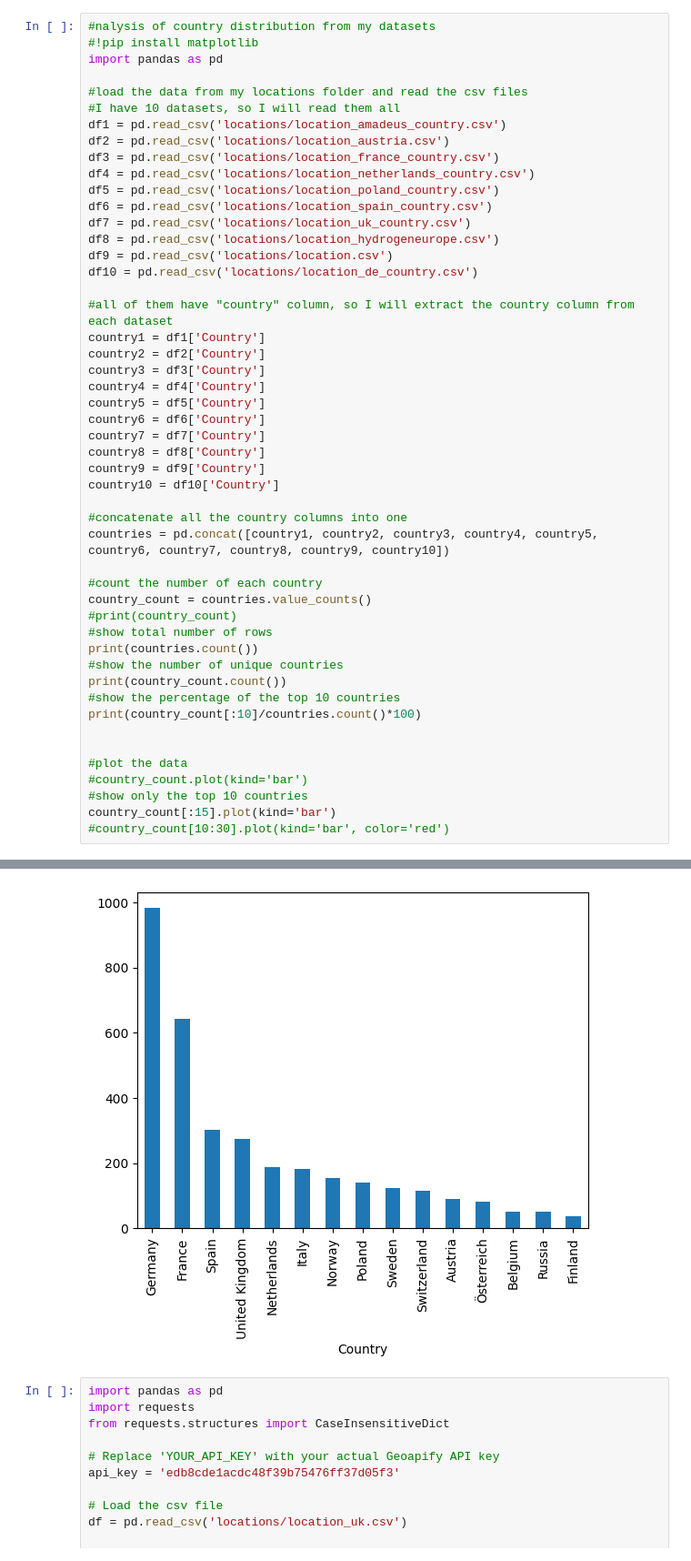
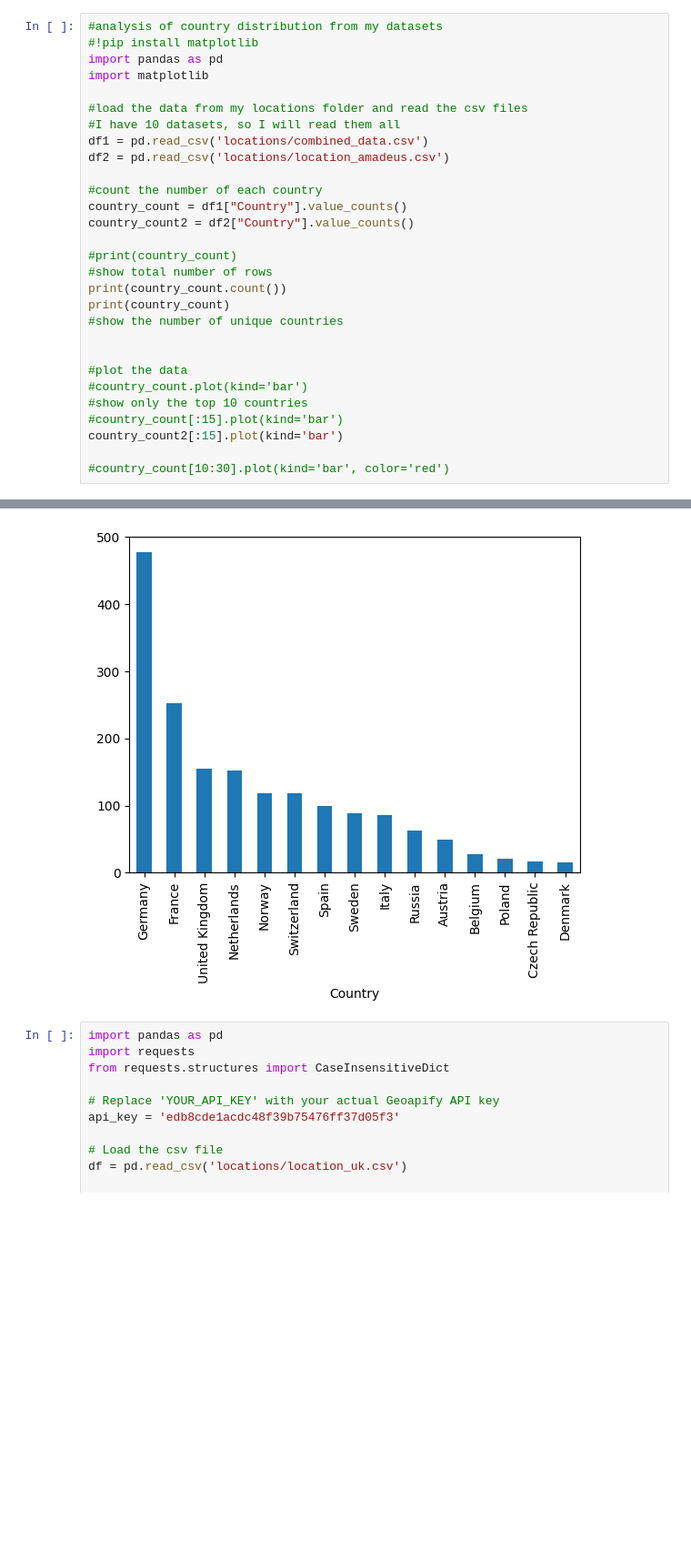
Before and after one commit to premstaller1/Masterarbeit, a Jupyter notebook: gis/analysis.ipynb, the cells around one changed output, grey strips where cells are left out. Shown at 91% size. Drawn from its saved outputs; the diff is of its cells as text; blank space fills up the shorter version.

```diff
--- a/gis/analysis.ipynb
+++ b/gis/analysis.ipynb
@@ -1,50 +1,30 @@
 # %%
-#nalysis of country distribution from my datasets
+#analysis of country distribution from my datasets
 #!pip install matplotlib
 import pandas as pd
+import matplotlib
 
 #load the data from my locations folder and read the csv files
 #I have 10 datasets, so I will read them all
-df1 = pd.read_csv('locations/location_amadeus_country.csv')
-df2 = pd.read_csv('locations/location_austria.csv')
-df3 = pd.read_csv('locations/location_france_country.csv')
-df4 = pd.read_csv('locations/location_netherlands_country.csv')
-df5 = pd.read_csv('locations/location_poland_country.csv')
-df6 = pd.read_csv('locations/location_spain_country.csv')
-df7 = pd.read_csv('locations/location_uk_country.csv')
-df8 = pd.read_csv('locations/location_hydrogeneurope.csv')
-df9 = pd.read_csv('locations/location.csv')
-df10 = pd.read_csv('locations/location_de_country.csv')
-
-#all of them have "country" column, so I will extract the country column from each dataset
-country1 = df1['Country']
-country2 = df2['Country']
-country3 = df3['Country']
-country4 = df4['Country']
-country5 = df5['Country']
-country6 = df6['Country']
-country7 = df7['Country']
-country8 = df8['Country']
-country9 = df9['Country']
-country10 = df10['Country']
-
-#concatenate all the country columns into one
-countries = pd.concat([country1, country2, country3, country4, country5, country6, country7, country8, country9, country10])
+df1 = pd.read_csv('locations/combined_data.csv')
+df2 = pd.read_csv('locations/location_amadeus.csv')
 
 #count the number of each country
-country_count = countries.value_counts()
+country_count = df1["Country"].value_counts()
+country_count2 = df2["Country"].value_counts()
+
 #print(country_count)
 #show total number of rows
-print(countries.count())
+print(country_count.count())
+print(country_count)
 #show the number of unique countries
-print(country_count.count())
-#show the percentage of the top 10 countries
-print(country_count[:10]/countries.count()*100)
 
 
 #plot the data
 #country_count.plot(kind='bar')
 #show only the top 10 countries
-country_count[:15].plot(kind='bar')
+#country_count[:15].plot(kind='bar')
+country_count2[:15].plot(kind='bar')
+
 #country_count[10:30].plot(kind='bar', color='red')
 # %% [output]
@@ -65,5 +48,5 @@ Name: count, dtype: float64
 <Axes: xlabel='Country'>
-[figure, old version]
+[figure, new version]
 # %%
 import pandas as pd
 import requests
```
Also changed, not shown: parts of 1 cell of this notebook, 2 other files.
